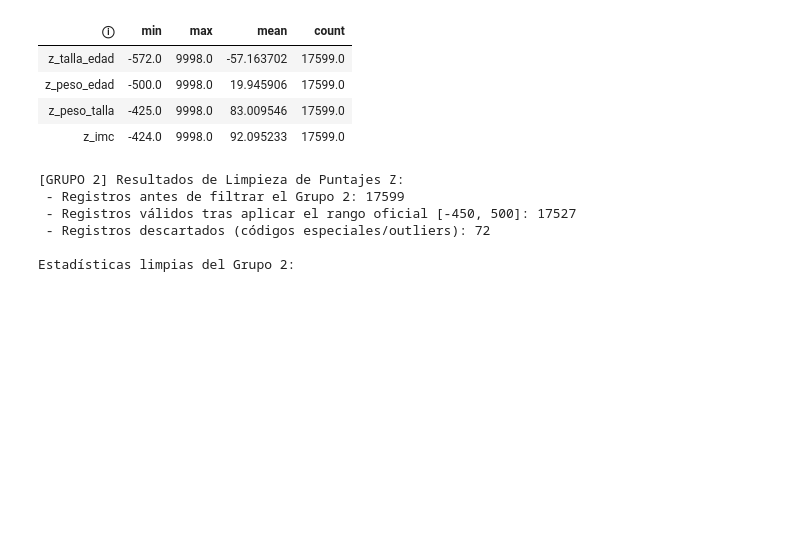
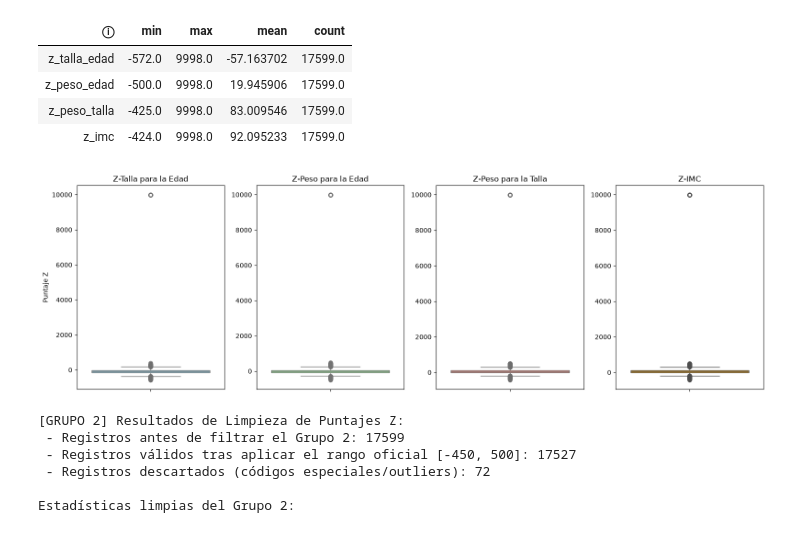
Before and after one commit to Biasphy/AnemiaLDA, a Jupyter notebook: Notebooks/main.ipynb, the cells around one changed output. Drawn from its saved outputs; the diff is of its cells as text; code cells hidden in the pictures; blank space fills up the shorter version.

```diff
--- a/Notebooks/main.ipynb
+++ b/Notebooks/main.ipynb
@@ -342,6 +378,29 @@ Buscando códigos ocultos del INEI (como 9996, 9997, 9998) en los puntajes Z.
 | z_peso_edad | -500.0 | 9998.0 | 19.945906 | 17599.0 |
 | z_peso_talla | -425.0 | 9998.0 | 83.009546 | 17599.0 |
 | z_imc | -424.0 | 9998.0 | 92.095233 | 17599.0 |
+# %%
+fig, axes = plt.subplots(1, 4, figsize=(16, 5))
+
+sns.boxplot(y=df_clean['z_talla_edad'], ax=axes[0], color='skyblue')
+axes[0].set_title('Z-Talla para la Edad')
+axes[0].set_ylabel('Puntaje Z')
+
+sns.boxplot(y=df_clean['z_peso_edad'], ax=axes[1], color='lightgreen')
+axes[1].set_title('Z-Peso para la Edad')
+axes[1].set_ylabel('')
+
+sns.boxplot(y=df_clean['z_peso_talla'], ax=axes[2], color='salmon')
+axes[2].set_title('Z-Peso para la Talla')
+axes[2].set_ylabel('')
+
+sns.boxplot(y=df_clean['z_imc'], ax=axes[3], color='orange')
+axes[3].set_title('Z-IMC')
+axes[3].set_ylabel('')
+
+plt.tight_layout()
+plt.show()
+# %% [output]
+[figure, added]
 # %%
 # Definir copia para trabajar de forma segura
 df_clean_g2 = df_clean.copy()
```
Also changed, not shown: parts of 14 cells of this notebook, 38 other files.
